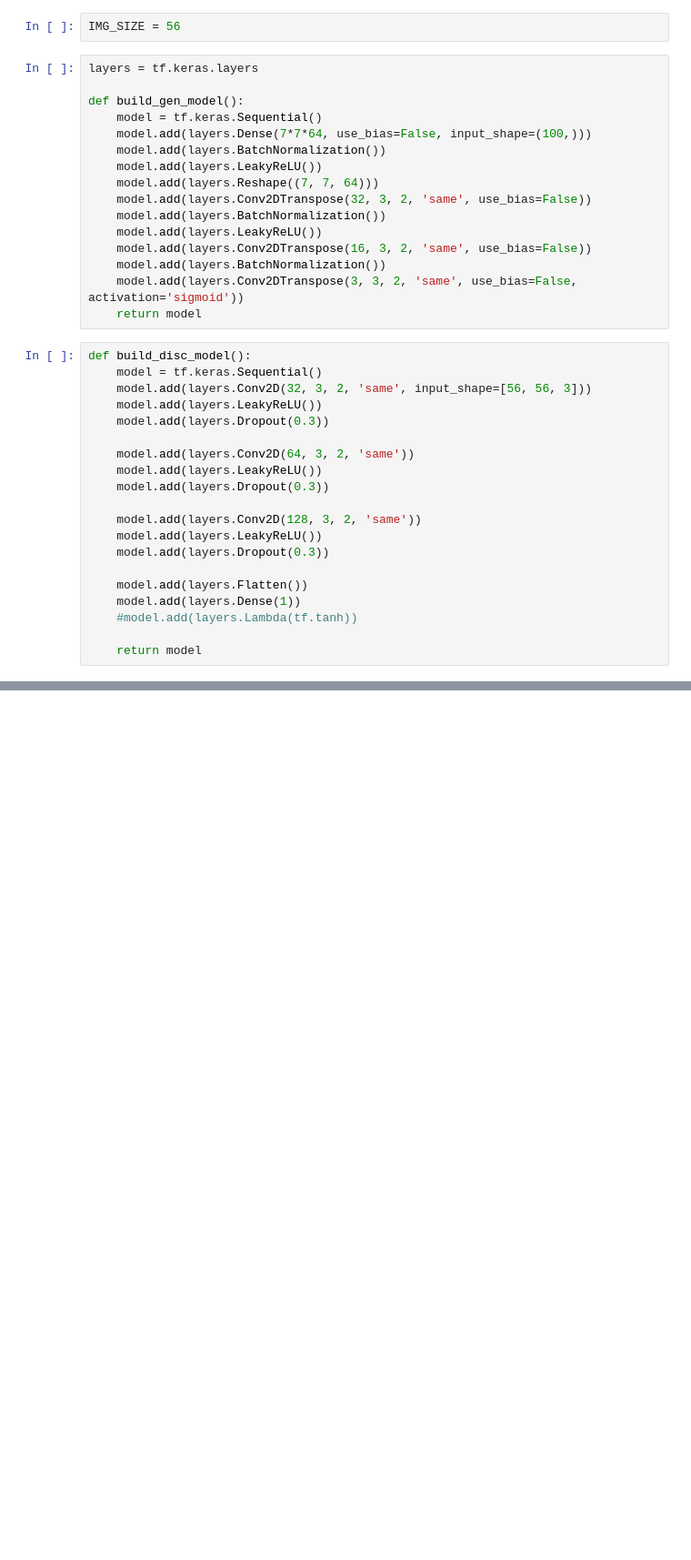
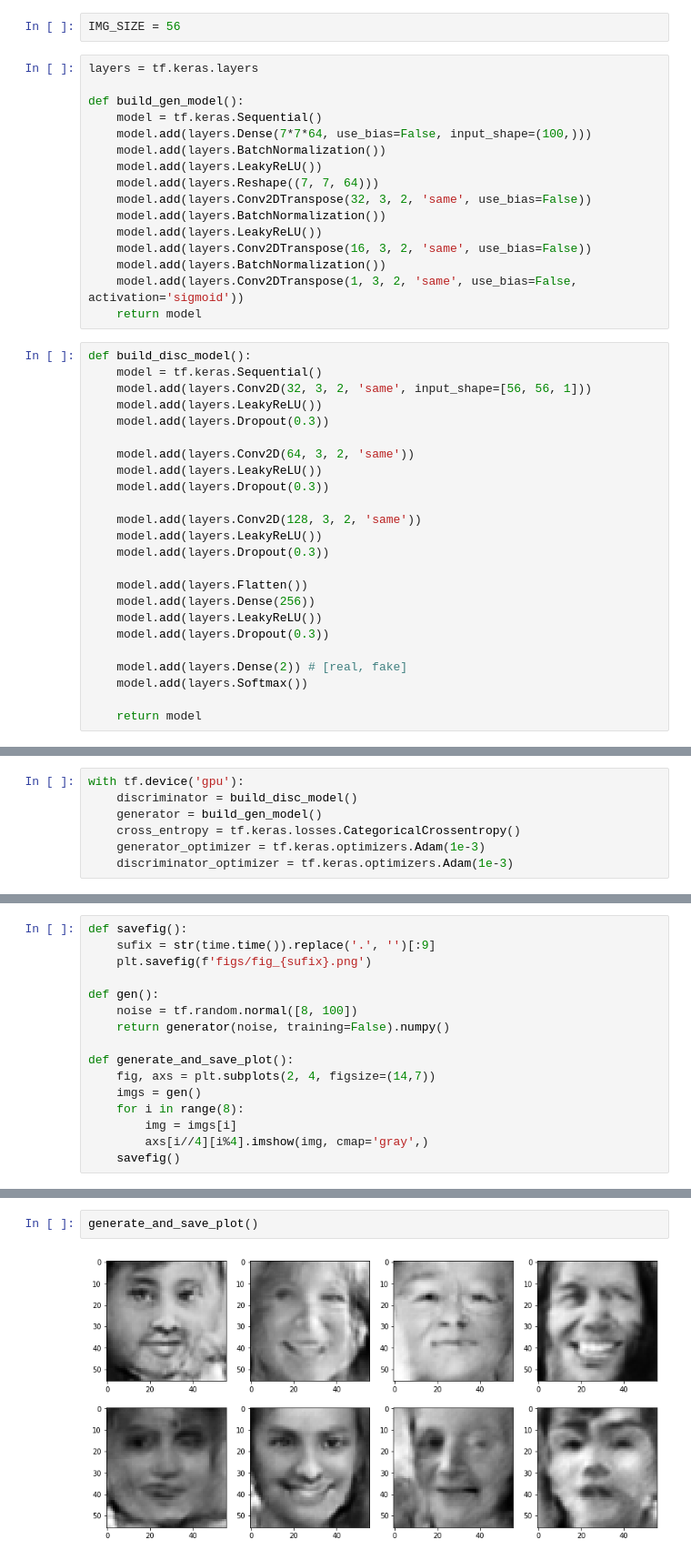
Before and after one commit to cpaulof/face_gan, a Jupyter notebook: face_gan.ipynb, the cells around one changed output, grey strips where cells are left out. Shown: that part at 91% size. Saved outputs shown, nothing was run; the diff lists cells and outputs as text; blank space fills up the shorter version.

Commit message:
train pipeline + early progress

```diff
--- a/face_gan.ipynb
+++ b/face_gan.ipynb
@@ -31,12 +30,12 @@ def build_gen_model():
     model.add(layers.LeakyReLU())
     model.add(layers.Conv2DTranspose(16, 3, 2, 'same', use_bias=False))
     model.add(layers.BatchNormalization())
-    model.add(layers.Conv2DTranspose(3, 3, 2, 'same', use_bias=False, activation='sigmoid'))
+    model.add(layers.Conv2DTranspose(1, 3, 2, 'same', use_bias=False, activation='sigmoid'))
     return model
 # %%
 def build_disc_model():
     model = tf.keras.Sequential()
-    model.add(layers.Conv2D(32, 3, 2, 'same', input_shape=[56, 56, 3]))
+    model.add(layers.Conv2D(32, 3, 2, 'same', input_shape=[56, 56, 1]))
     model.add(layers.LeakyReLU())
     model.add(layers.Dropout(0.3))
 
@@ -49,7 +48,11 @@ def build_disc_model():
     model.add(layers.Dropout(0.3))
 
     model.add(layers.Flatten())
-    model.add(layers.Dense(1))
-    #model.add(layers.Lambda(tf.tanh))
+    model.add(layers.Dense(256))
+    model.add(layers.LeakyReLU())
+    model.add(layers.Dropout(0.3))
+
+    model.add(layers.Dense(2)) # [real, fake]
+    model.add(layers.Softmax())
 
     return model
@@ -61 +59,8 @@ mse = tf.keras.losses.MeanSquaredError()
+# %%
+with tf.device('gpu'):
+    discriminator = build_disc_model()
+    generator = build_gen_model()
+    cross_entropy = tf.keras.losses.CategoricalCrossentropy()
+    generator_optimizer = tf.keras.optimizers.Adam(1e-3)
+    discriminator_optimizer = tf.keras.optimizers.Adam(1e-3)
 # %%
@@ -115,3 +118,19 @@ def train_step(images):
     generator_optimizer.apply_gradients(zip(gradients_of_generator, generator.trainable_variables))
     discriminator_optimizer.apply_gradients(zip(gradients_of_discriminator, discriminator.trainable_variables))
     return gen_loss, disc_loss
+# %%
+def savefig():
+    sufix = str(time.time()).replace('.', '')[:9]
+    plt.savefig(f'figs/fig_{sufix}.png')
+
+def gen():
+    noise = tf.random.normal([8, 100])
+    return generator(noise, training=False).numpy()
+
+def generate_and_save_plot():
+    fig, axs = plt.subplots(2, 4, figsize=(14,7))
+    imgs = gen()
+    for i in range(8):
+        img = imgs[i]
+        axs[i//4][i%4].imshow(img, cmap='gray',)
+    savefig()
@@ -165,0 +177,4 @@ for i in range(8):
+# %%
+generate_and_save_plot()
+# %% [output]
+[figure, added]
```
Also changed, not shown: parts of 15 cells of this notebook, 2 other files.
